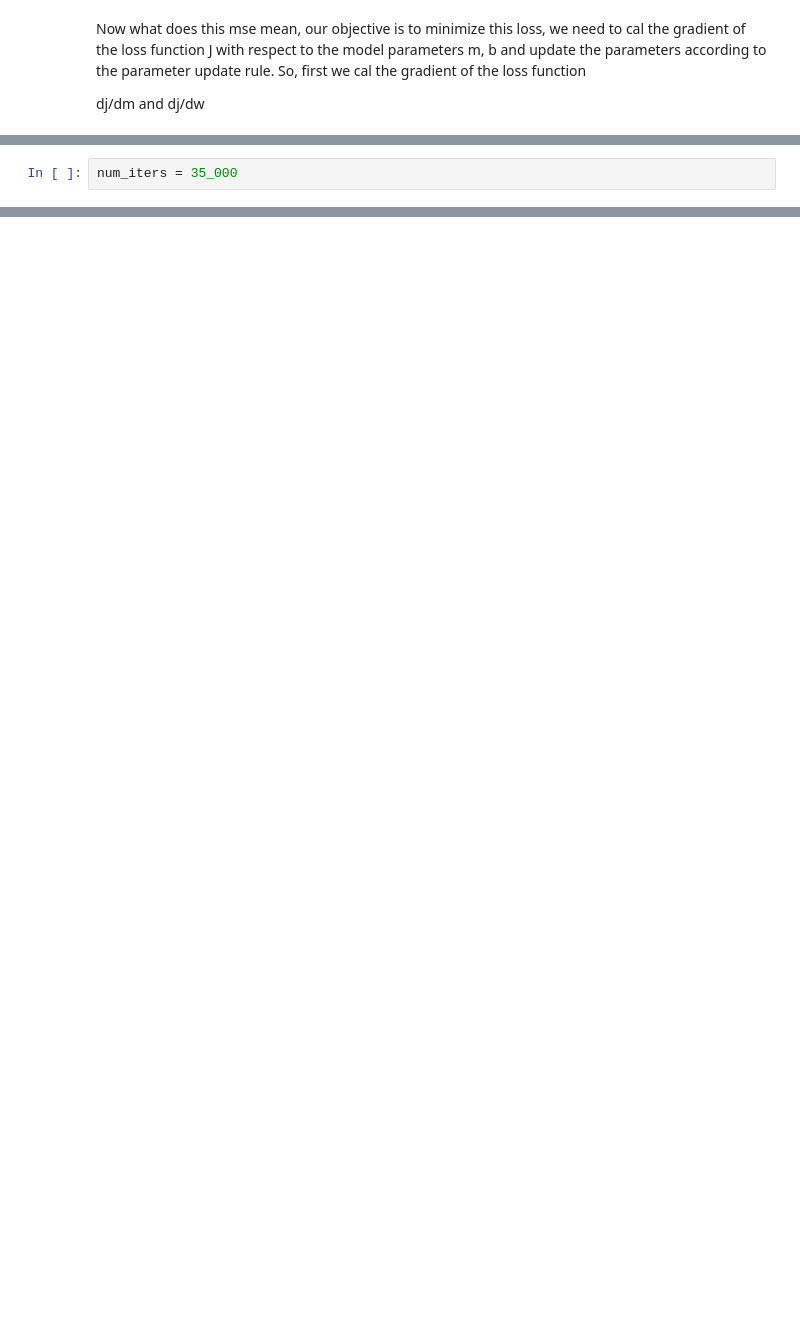
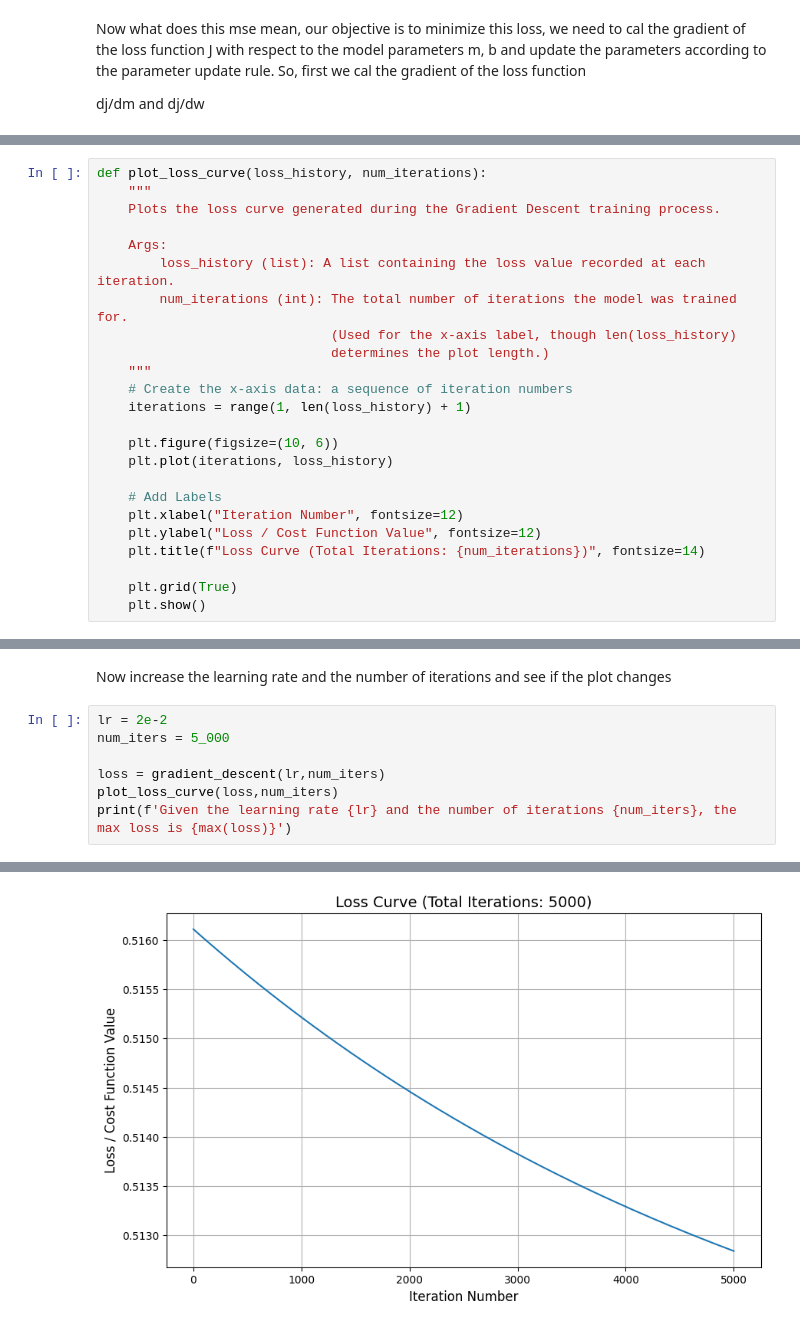
Before and after one commit to rajukan/grk_machine_learning_code, a Jupyter notebook: cost_loss/gradient_descent_1.ipynb, the cells around one changed output, grey strips where cells are left out. Saved outputs shown, nothing was run; the diff lists cells and outputs as text; blank space fills up the shorter version.

Commit message:
linear regression with gradient

```diff
--- a/cost_loss/gradient_descent_1.ipynb
+++ b/cost_loss/gradient_descent_1.ipynb
@@ -94,5 +89,3 @@ b = b - alpha(dj/db)
 theta = [m,b]
 
 theta = theta - alpha * (dj/d_theta)
-# %%
-num_iters = 35_000
@@ -131,0 +114,24 @@ Iteration: 31500, dm: 1.113e-05, db: -6.63e-05, cost: 5.934e-01
+# %%
+def plot_loss_curve(loss_history, num_iterations):
+    """
+    Plots the loss curve generated during the Gradient Descent training process.
+
+    Args:
+        loss_history (list): A list containing the loss value recorded at each iteration.
+        num_iterations (int): The total number of iterations the model was trained for.
+                              (Used for the x-axis label, though len(loss_history)
+                              determines the plot length.)
+    """
+    # Create the x-axis data: a sequence of iteration numbers
+    iterations = range(1, len(loss_history) + 1)
+
+    plt.figure(figsize=(10, 6))
+    plt.plot(iterations, loss_history)
+
+    # Add Labels
+    plt.xlabel("Iteration Number", fontsize=12)
+    plt.ylabel("Loss / Cost Function Value", fontsize=12)
+    plt.title(f"Loss Curve (Total Iterations: {num_iterations})", fontsize=14)
+
+    plt.grid(True)
+    plt.show()
@@ -131,0 +150,10 @@ Iteration: 31500, dm: 1.113e-05, db: -6.63e-05, cost: 5.934e-01
+# %% [markdown]
+Now increase the learning rate and the number of iterations and see if the plot changes
+# %%
+lr = 2e-2
+num_iters = 5_000
+
+loss = gradient_descent(lr,num_iters)
+plot_loss_curve(loss,num_iters)
+print(f'Given the learning rate {lr} and the number of iterations {num_iters}, the max loss is {max(loss)}')
+# %% [output]
@@ -132 +177,2 @@ Iteration: 31500, dm: 1.113e-05, db: -6.63e-05, cost: 5.934e-01
+[figure, added]
 # %%
```
Also changed, not shown: parts of 16 cells of this notebook.
